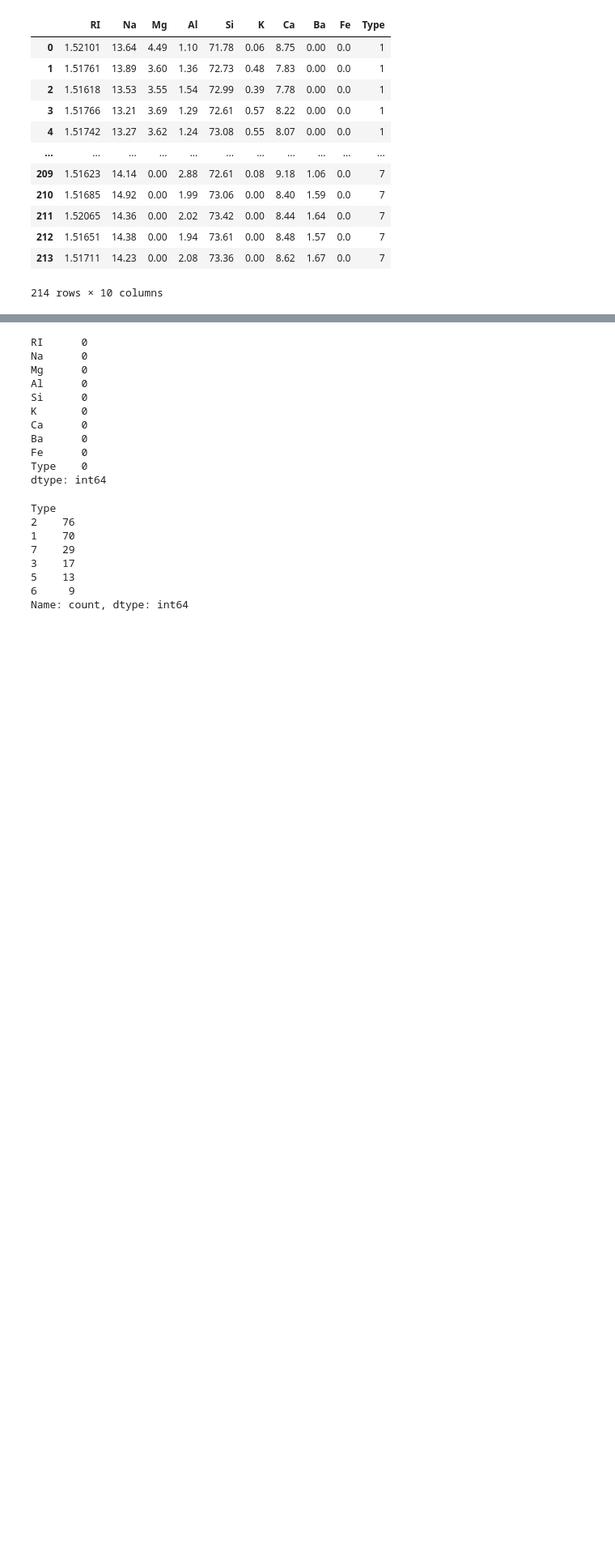
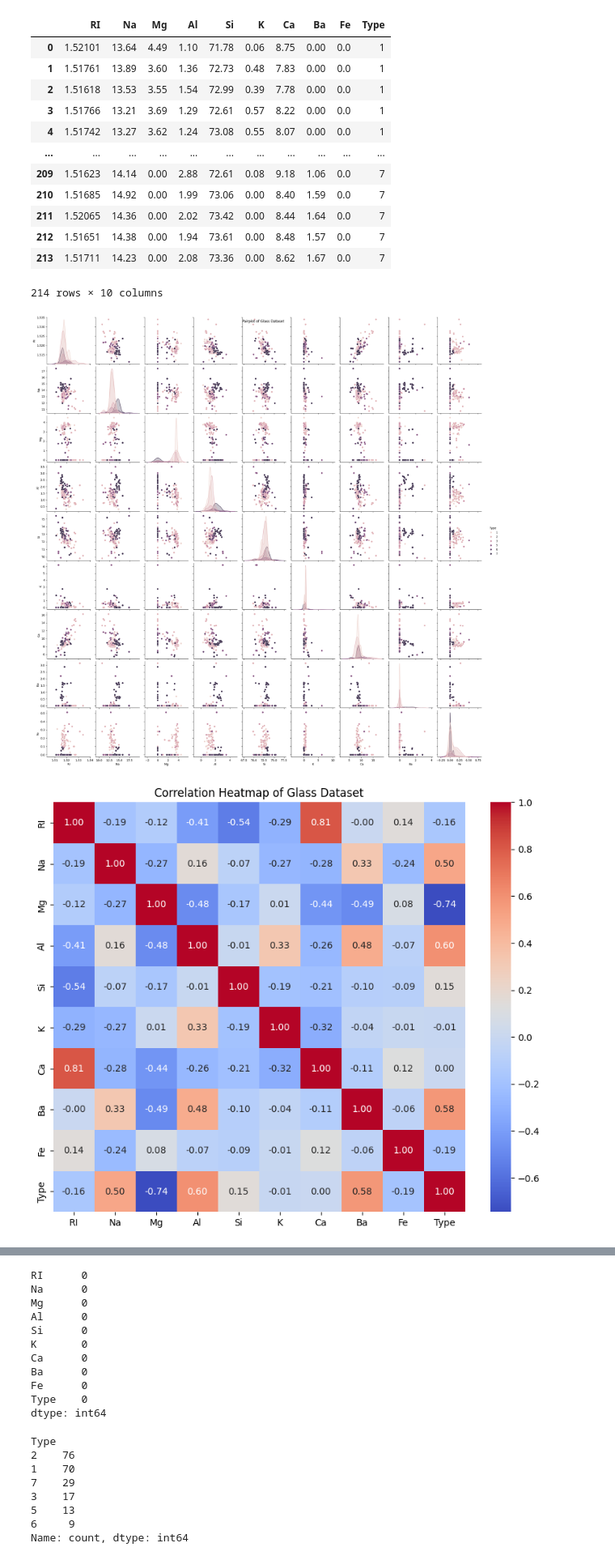
Before and after one commit to GrimmXoXo/Machine-Learning-Techniques-Implementation, a Jupyter notebook: KNN/glass.ipynb, the cells around one changed output, grey strips where cells are left out. Shown at 81% size. Cells and saved outputs as stored; diff of their text form; code cells hidden in the pictures; blank space fills up the shorter version.

Commit message:
Added Visualizations

```diff
--- a/KNN/glass.ipynb
+++ b/KNN/glass.ipynb
@@ -20,0 +25,16 @@ data
+# %%
+df = pd.DataFrame(data)
+
+# Pairplot
+sns.pairplot(df, hue='Type', diag_kind='kde')
+plt.suptitle('Pairplot of Glass Dataset')
+plt.show()
+
+# Correlation Heatmap
+plt.figure(figsize=(10, 8))
+sns.heatmap(df.corr(), annot=True, cmap='coolwarm', fmt=".2f")
+plt.title('Correlation Heatmap of Glass Dataset')
+plt.show()
+# %% [output]
+[figure, added]
+[figure, added]
```
Also changed, not shown: parts of 4 cells of this notebook, 2 other files.
